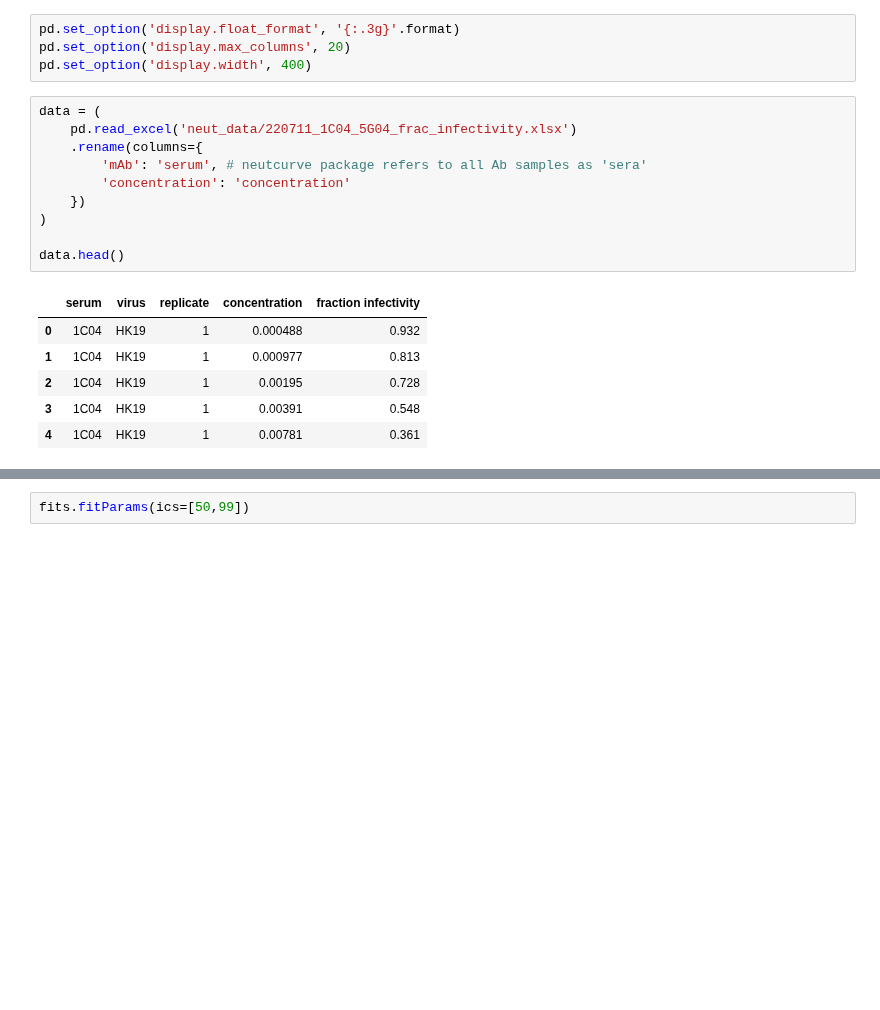
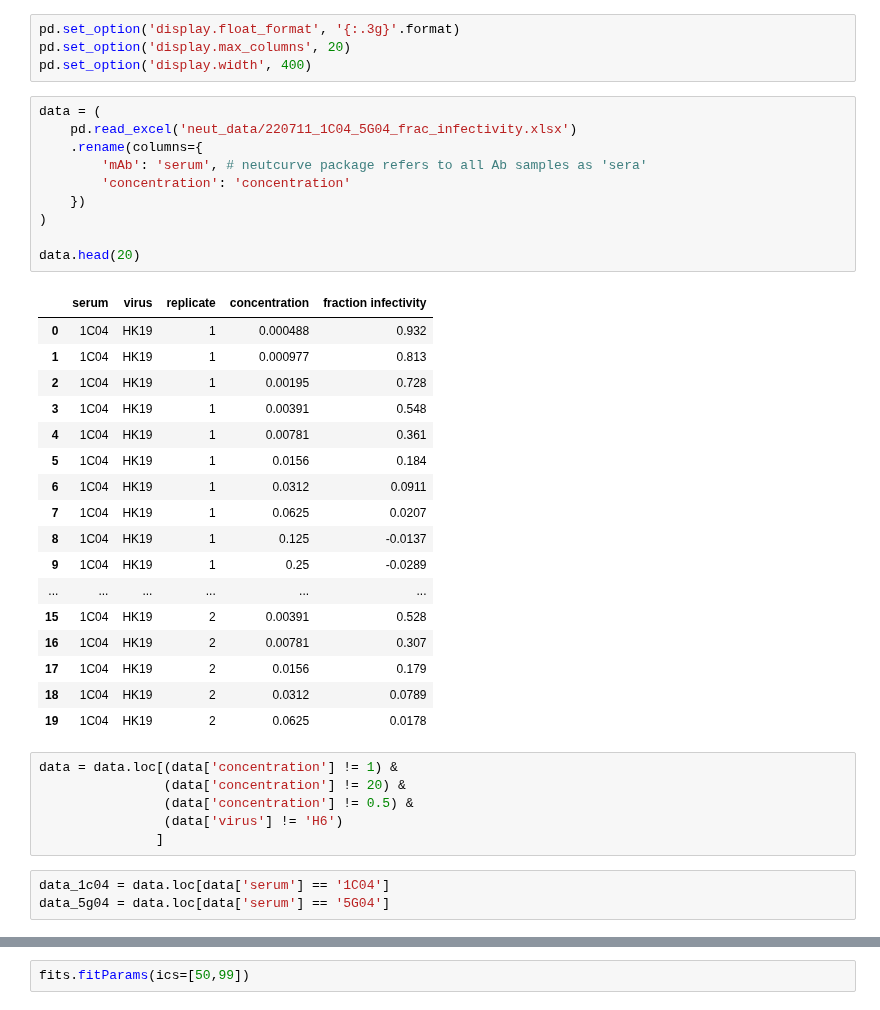
Before and after one commit to sorsinelli/flu_h3_hk19_dms_ic50, a Jupyter notebook: experiments/neut_assays/final_neuts_1C04_5G04.ipynb, the cells around one changed output, grey strips where cells are left out. Saved outputs shown, nothing was run; the diff lists cells and outputs as text; blank space fills up the shorter version.

```diff
--- a/experiments/neut_assays/final_neuts_1C04_5G04.ipynb
+++ b/experiments/neut_assays/final_neuts_1C04_5G04.ipynb
@@ -14,17 +14,37 @@ pd.set_option('display.width', 400)
 # %%
 data = (
     pd.read_excel('neut_data/220711_1C04_5G04_frac_infectivity.xlsx')
     .rename(columns={
         'mAb': 'serum', # neutcurve package refers to all Ab samples as 'sera'
         'concentration': 'concentration'
     })
 )
 
-data.head()
+data.head(20)
 # %% [output]
 |  | serum | virus | replicate | concentration | fraction infectivity |
 | 0 | 1C04 | HK19 | 1 | 0.000488 | 0.932 |
 | 1 | 1C04 | HK19 | 1 | 0.000977 | 0.813 |
 | 2 | 1C04 | HK19 | 1 | 0.00195 | 0.728 |
 | 3 | 1C04 | HK19 | 1 | 0.00391 | 0.548 |
 | 4 | 1C04 | HK19 | 1 | 0.00781 | 0.361 |
+| 5 | 1C04 | HK19 | 1 | 0.0156 | 0.184 |
+| 6 | 1C04 | HK19 | 1 | 0.0312 | 0.0911 |
+| 7 | 1C04 | HK19 | 1 | 0.0625 | 0.0207 |
+| 8 | 1C04 | HK19 | 1 | 0.125 | -0.0137 |
+| 9 | 1C04 | HK19 | 1 | 0.25 | -0.0289 |
+| ... | ... | ... | ... | ... | ... |
+| 15 | 1C04 | HK19 | 2 | 0.00391 | 0.528 |
+| 16 | 1C04 | HK19 | 2 | 0.00781 | 0.307 |
+| 17 | 1C04 | HK19 | 2 | 0.0156 | 0.179 |
+| 18 | 1C04 | HK19 | 2 | 0.0312 | 0.0789 |
+| 19 | 1C04 | HK19 | 2 | 0.0625 | 0.0178 |
+# %%
+data = data.loc[(data['concentration'] != 1) &
+                (data['concentration'] != 20) &
+                (data['concentration'] != 0.5) &
+                (data['virus'] != 'H6')
+               ]
+# %%
+data_1c04 = data.loc[data['serum'] == '1C04']
+data_5g04 = data.loc[data['serum'] == '5G04']
```
Also changed, not shown: parts of 5 cells of this notebook.
